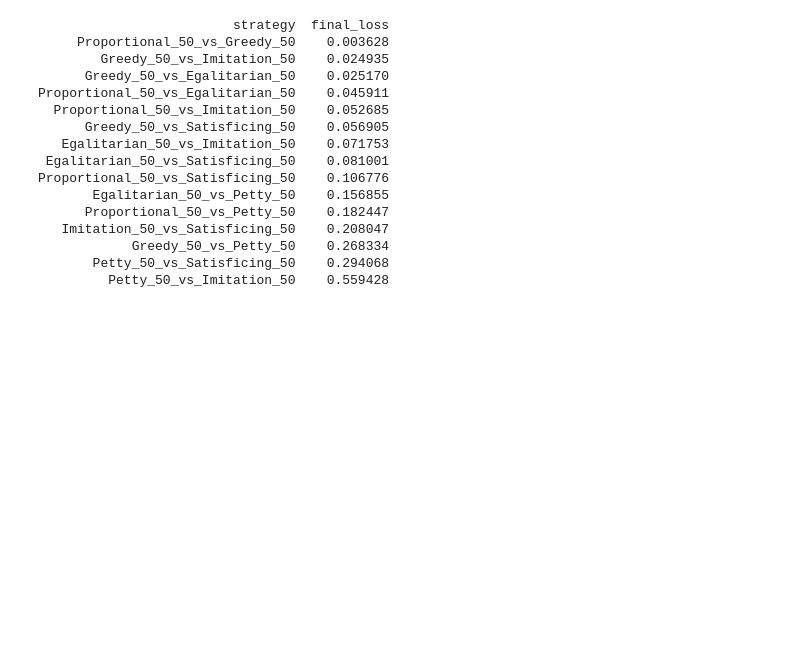
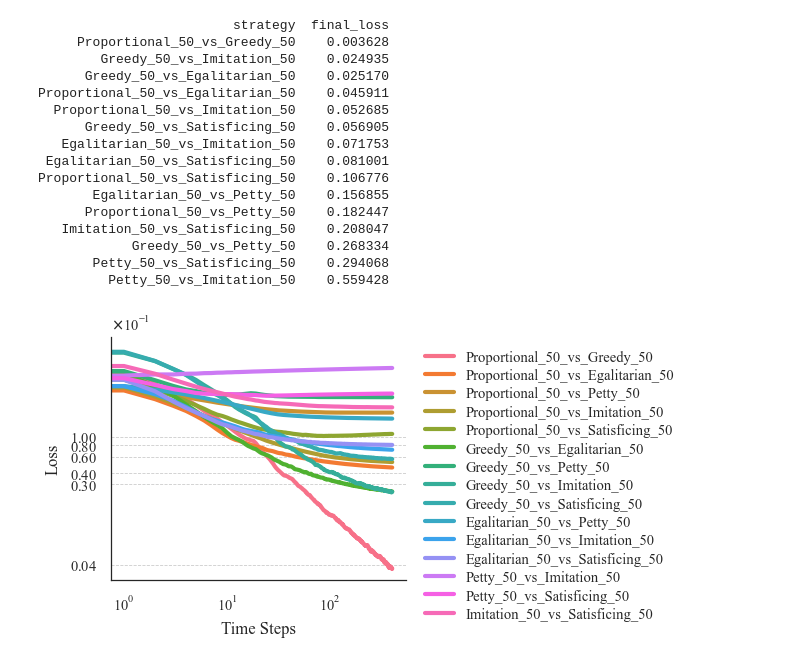
Before and after one commit to Joeri-G/Ant, a Jupyter notebook: experiments/max_eradus/03_01_homogeneous_strats.ipynb, the cells around one changed output. Saved outputs shown, nothing was run; the diff lists cells and outputs as text; code cells hidden in the pictures; blank space fills up the shorter version.

```diff
--- a/experiments/max_eradus/03_01_homogeneous_strats.ipynb
+++ b/experiments/max_eradus/03_01_homogeneous_strats.ipynb
@@ -259,3 +251,30 @@ Proportional_50_vs_Satisficing_50    0.106776
             Greedy_50_vs_Petty_50    0.268334
        Petty_50_vs_Satisficing_50    0.294068
          Petty_50_vs_Imitation_50    0.559428
+# %%
+import matplotlib.ticker as ticker
+fig, ax = plt.subplots(figsize=(FULL_WIDTH+1, 2.4))
+sns.lineplot(
+    data=df,
+    x="timestep",
+    y="loss",
+    hue="strategy",
+    estimator="mean",
+    errorbar=None,
+    linewidth=2,
+)
+ax.set_yscale("log")
+ax.set_xscale("log")
+ax.set_yticks([0.10,0.03, 0.04, 0.06, 0.08, 0.004])
+ax.set_yticklabels(["0.10","0.030", "0.040", "0.060", "0.080", "0.004"])
+
+ax.yaxis.set_major_formatter(ticker.ScalarFormatter(useMathText=True))
+ax.ticklabel_format(axis="y", style="sci", scilimits=(0, 0))
+plt.xlabel("Time Steps")
+plt.ylabel("Loss")
+plt.legend(title=None, bbox_to_anchor=(1.02, 1), loc="upper left", frameon=False)
+plt.tight_layout()
+plt.savefig("figs/aggregate_homogeneous.pdf")
+plt.show()
+# %% [output]
+[figure, added]
```
Also changed, not shown: parts of 3 cells of this notebook, 4 other files.
